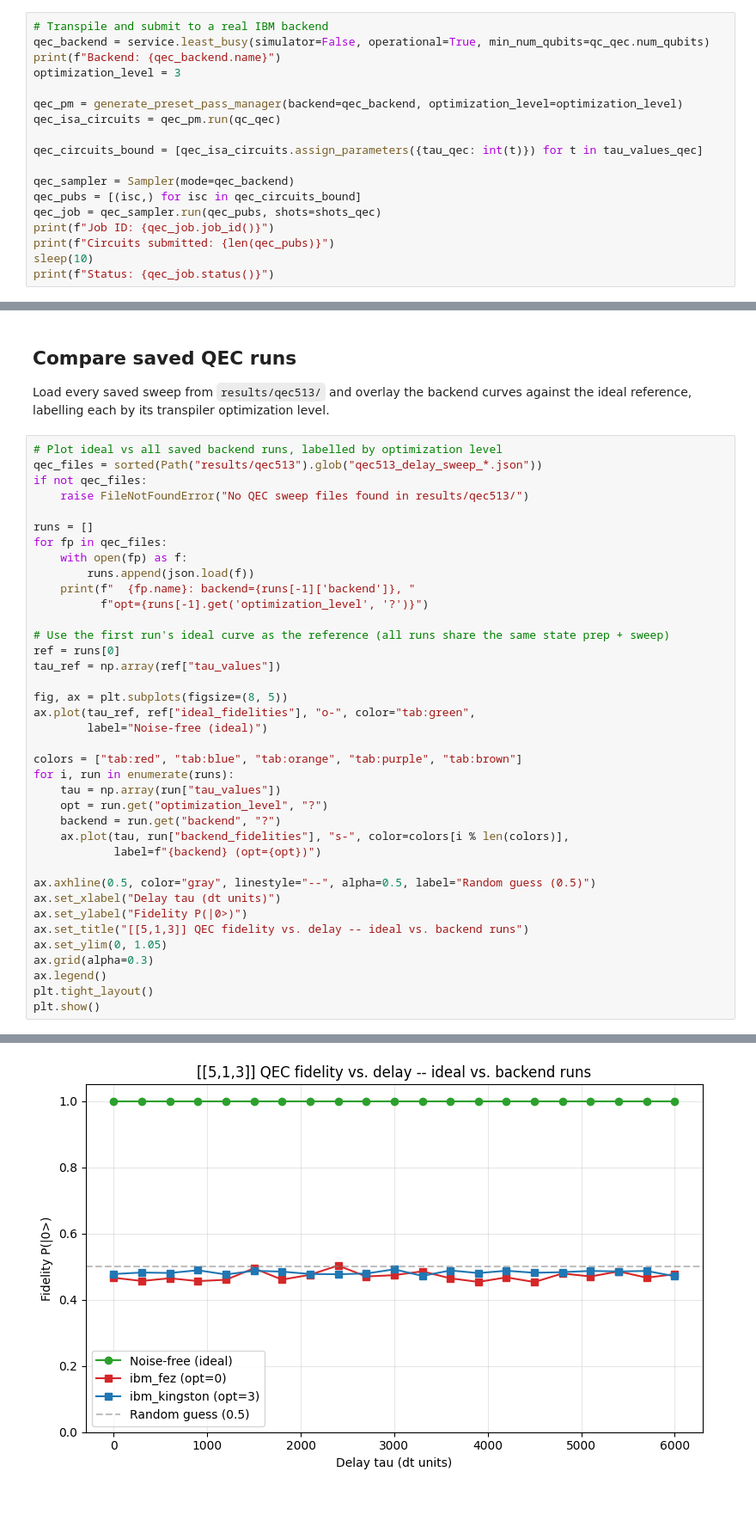
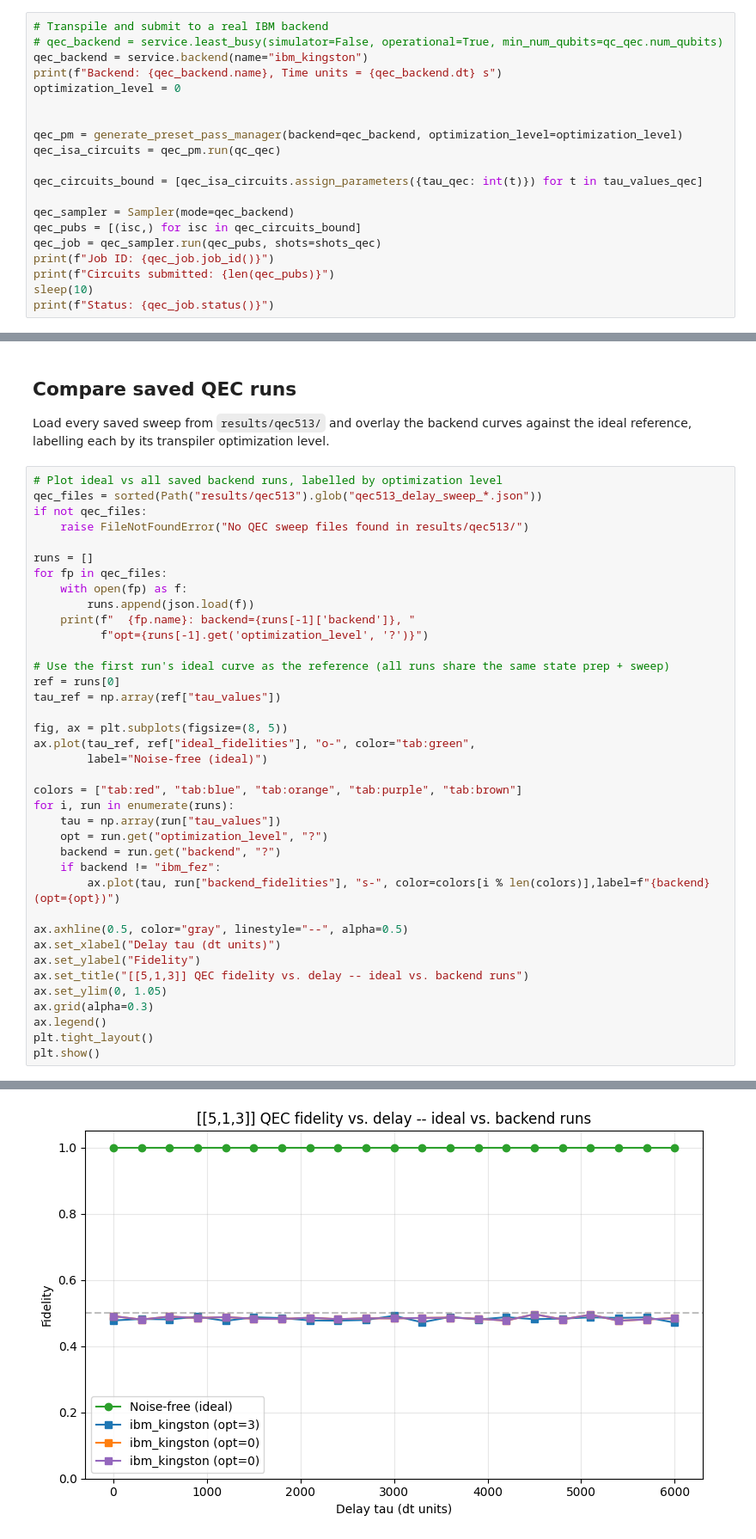
Before and after one commit to mtp354/Broadcasting, a Jupyter notebook: qec_testing.ipynb, the cells around one changed output, grey strips where cells are left out. Shown at 86% size. Drawn from its saved outputs; the diff is of its cells as text; blank space fills up the shorter version.

Commit message:
QEC testing and plotting

```diff
--- a/qec_testing.ipynb
+++ b/qec_testing.ipynb
@@ -111,8 +107,10 @@ plt.show()
 # %%
 # Transpile and submit to a real IBM backend
-qec_backend = service.least_busy(simulator=False, operational=True, min_num_qubits=qc_qec.num_qubits)
-print(f"Backend: {qec_backend.name}")
-optimization_level = 3
+# qec_backend = service.least_busy(simulator=False, operational=True, min_num_qubits=qc_qec.num_qubits)
+qec_backend = service.backend(name="ibm_kingston")
+print(f"Backend: {qec_backend.name}, Time units = {qec_backend.dt} s")
+optimization_level = 0
+
 
 qec_pm = generate_preset_pass_manager(backend=qec_backend, optimization_level=optimization_level)
 qec_isa_circuits = qec_pm.run(qc_qec)
@@ -218,12 +221,12 @@ for i, run in enumerate(runs):
     tau = np.array(run["tau_values"])
     opt = run.get("optimization_level", "?")
     backend = run.get("backend", "?")
-    ax.plot(tau, run["backend_fidelities"], "s-", color=colors[i % len(colors)],
-            label=f"{backend} (opt={opt})")
+    if backend != "ibm_fez":
+        ax.plot(tau, run["backend_fidelities"], "s-", color=colors[i % len(colors)],label=f"{backend} (opt={opt})")
 
-ax.axhline(0.5, color="gray", linestyle="--", alpha=0.5, label="Random guess (0.5)")
+ax.axhline(0.5, color="gray", linestyle="--", alpha=0.5)
 ax.set_xlabel("Delay tau (dt units)")
-ax.set_ylabel("Fidelity P(|0>)")
+ax.set_ylabel("Fidelity")
 ax.set_title("[[5,1,3]] QEC fidelity vs. delay -- ideal vs. backend runs")
 ax.set_ylim(0, 1.05)
 ax.grid(alpha=0.3)
@@ -236 +241 @@ plt.show()
-[figure, old version]
+[figure, new version]
```
Also changed, not shown: parts of 5 cells of this notebook, 5 other files.
